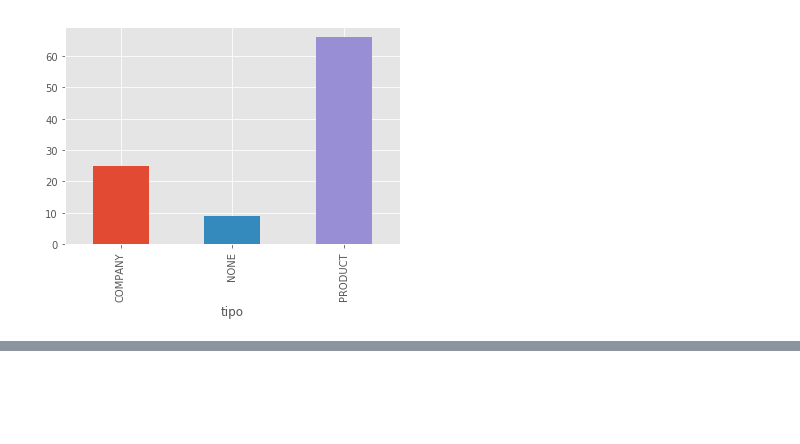
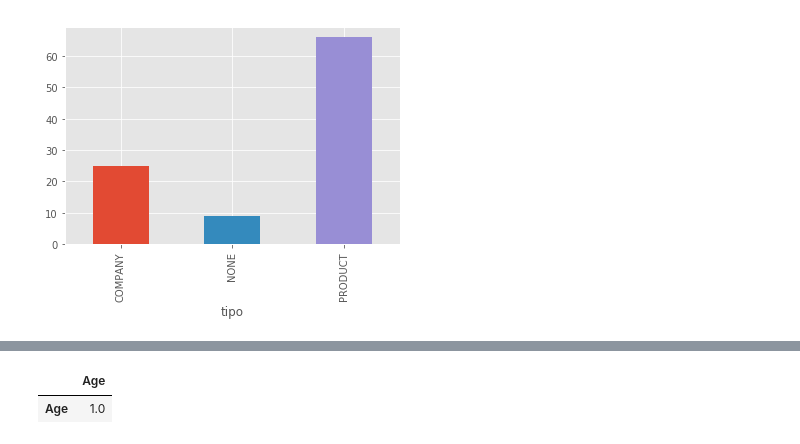
Before and after one commit to if1015-datascience-ufpe/2018-2-projeto-prepi, a Jupyter notebook: projeto/preprocessing.ipynb, the cells around one changed output, grey strips where cells are left out. Drawn from its saved outputs; the diff is of its cells as text; code cells hidden in the pictures; blank space fills up the shorter version.

```diff
--- a/projeto/preprocessing.ipynb
+++ b/projeto/preprocessing.ipynb
@@ -357,3 +371,18 @@ bar = hv.Bars(group)
 bar
 # %% [output]
 [interactive output not drawn]
+# %%
+# %%opts HeatMap [colorbar=True width=400 height=300 tools=['hover'] toolbar='above']
+
+# d = pd.concat([data_set['Age'],data_set['Rating']], axis=)
+# d.cov()
+# d
+hm = data_set.loc[:,['Age', 'rating_category', 'Class Name']]
+hm.corr()
+
+# heatmap = hv.HeatMap(dados.groupby(['quality','variable'],as_index=False).mean())
+# heatmap + hv.HeatMap(dados)
+# heatmap
+# %% [output]
+|  | Age |
+| Age | 1.0 |
```
Also changed, not shown: parts of 4 cells of this notebook.
